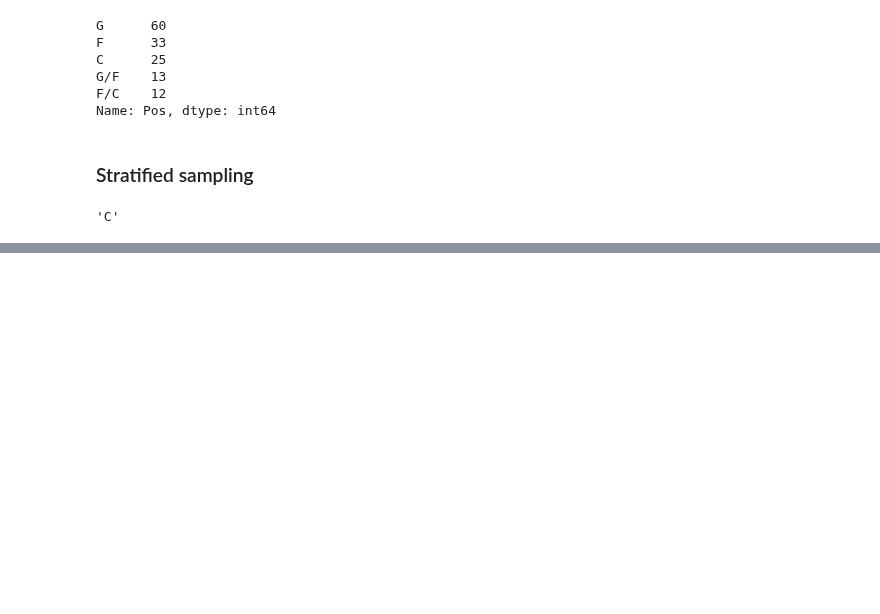
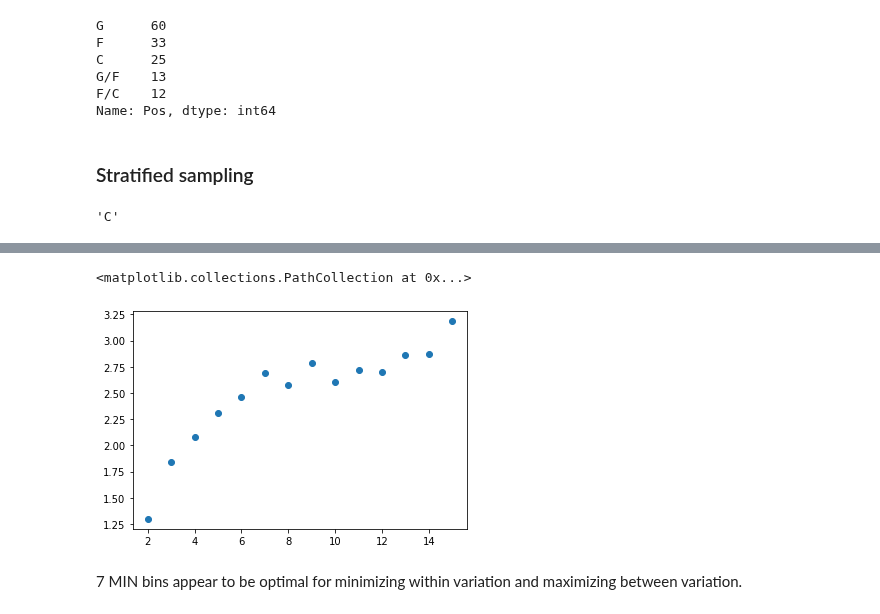
Before and after one commit to Jahnic/Data-Science, a Jupyter notebook: stats.ipynb, the cells around one changed output, grey strips where cells are left out. Saved outputs shown, nothing was run; the diff lists cells and outputs as text; code cells hidden in the pictures; blank space fills up the shorter version.

```diff
--- a/stats.ipynb
+++ b/stats.ipynb
@@ -102,0 +143,30 @@ max(results, key=results.get)
+# %%
+metrics_per_n_bins = {}
+# Optimize for number of bins
+for n_bins in range(2,16):
+    bin_intervals = wnba['MIN'].value_counts(bins=n_bins).index
+    bins = []
+    for i in range(n_bins):
+        # Select number of points for each bin
+        bin_mask = [True if MIN in bin_intervals[i] else False for MIN in wnba.MIN]
+        points_in_bin = wnba[bin_mask].PTS
+        bins.append(points_in_bin)
+    # Bin means
+    bin_means = []
+    # Variation within bins
+    within_var = []
+    for bin in bins:
+        within_var.append(np.std(bin))
+        bin_means.append(np.mean(bin))
+    # Variation between bins
+    between_var = np.std(bin_means)
+    # Varriation metric
+    result = between_var/np.mean(within_var)
+    metrics_per_n_bins[n_bins] = result
+# %%
+plt.scatter(metrics_per_n_bins.keys(), metrics_per_n_bins.values())
+# %% [output]
+<matplotlib.collections.PathCollection at 0x...>
+[figure, added]
+# %% [markdown]
+7 MIN bins appear to be optimal for minimizing within variation and maximizing between variation.
```
Also changed, not shown: parts of 6 cells of this notebook.
